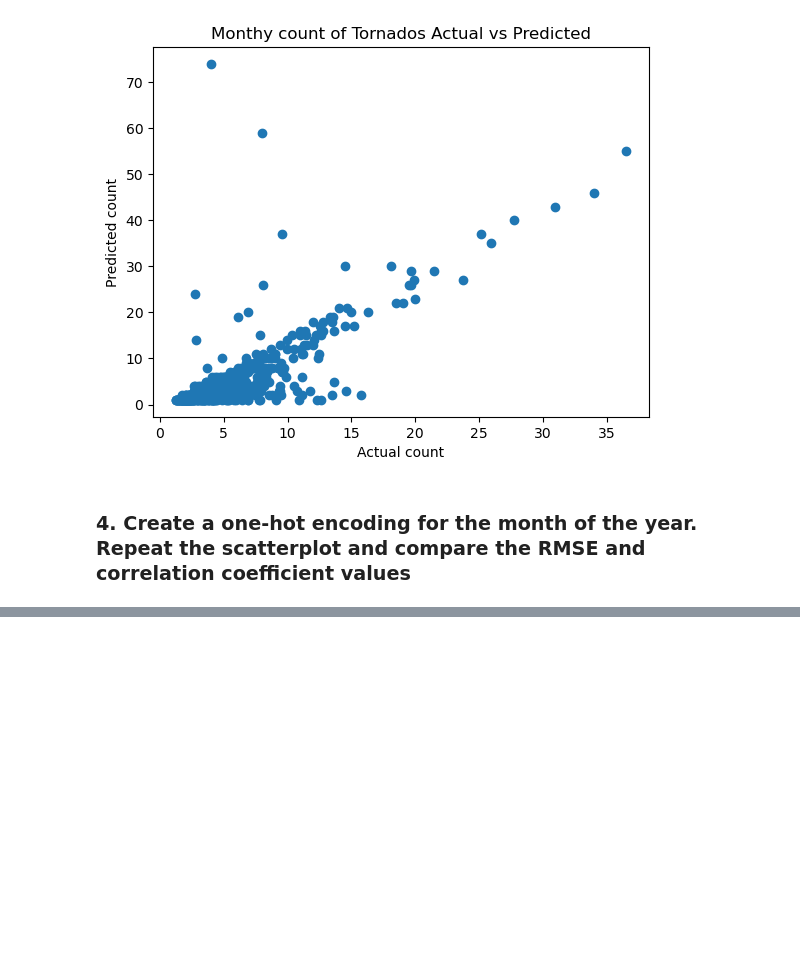
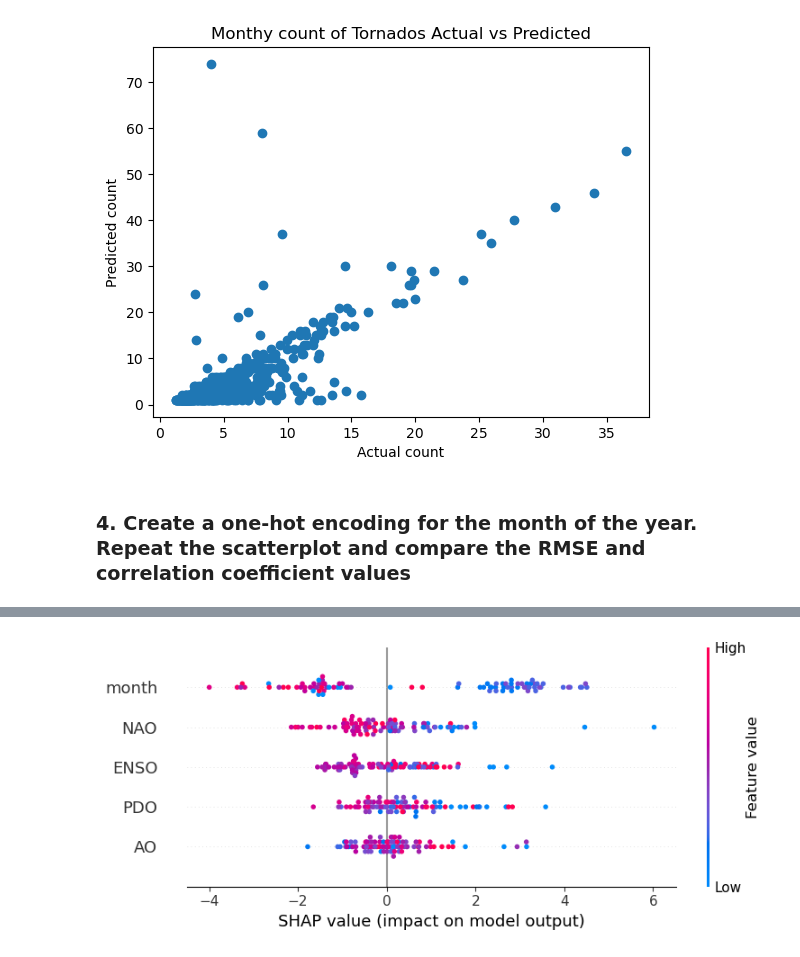
Before and after one commit to swnesbitt/ATMS-523-Module-6, a Jupyter notebook: trierweiler_hw.ipynb, the cells around one changed output, grey strips where cells are left out. Drawn from its saved outputs; the diff is of its cells as text; code cells hidden in the pictures; blank space fills up the shorter version.

```diff
--- a/trierweiler_hw.ipynb
+++ b/trierweiler_hw.ipynb
@@ -130,0 +222,5 @@ Text(0, 0.5, 'Predicted count')
+# %%
+shap.initjs()
+explainer = shap.TreeExplainer(model_rf, X_train,feature_names=X_train.columns)
+shap_values = explainer(X_test,check_additivity=False)  # shap.Explanation
+shap_values
@@ -130,0 +246,4 @@ Text(0, 0.5, 'Predicted count')
+# %%
+shap.summary_plot(shap_values,X_test)
+# %% [output]
+[figure, added]
```
Also changed, not shown: parts of 29 cells of this notebook.
